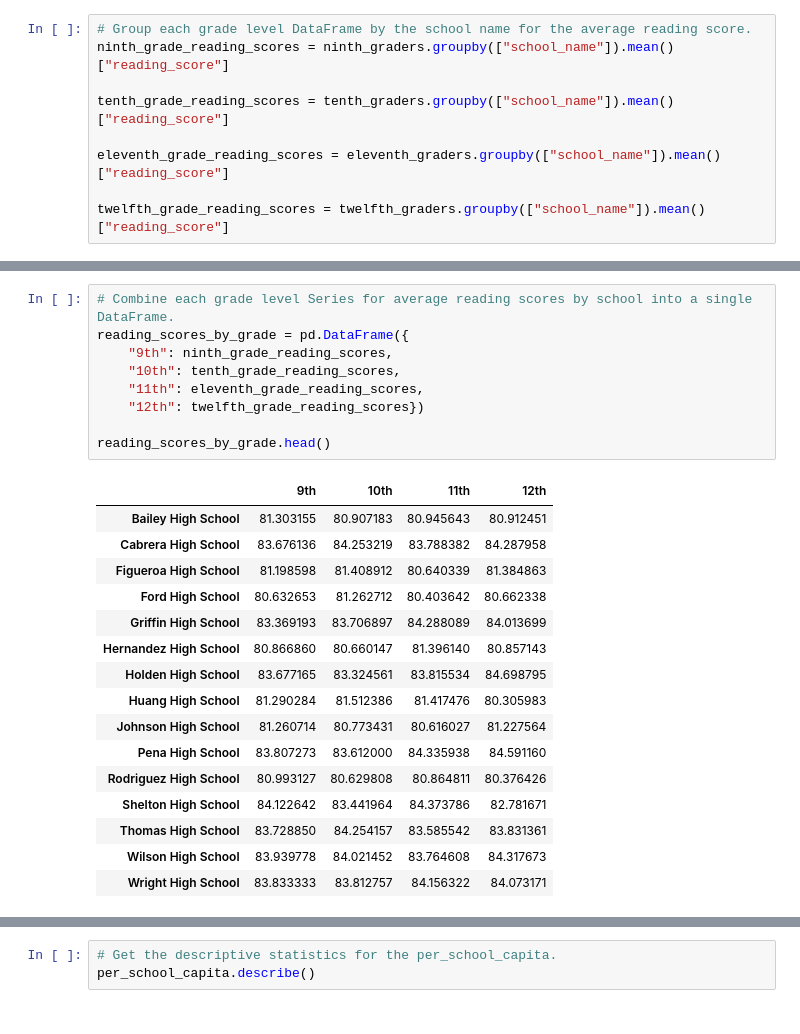
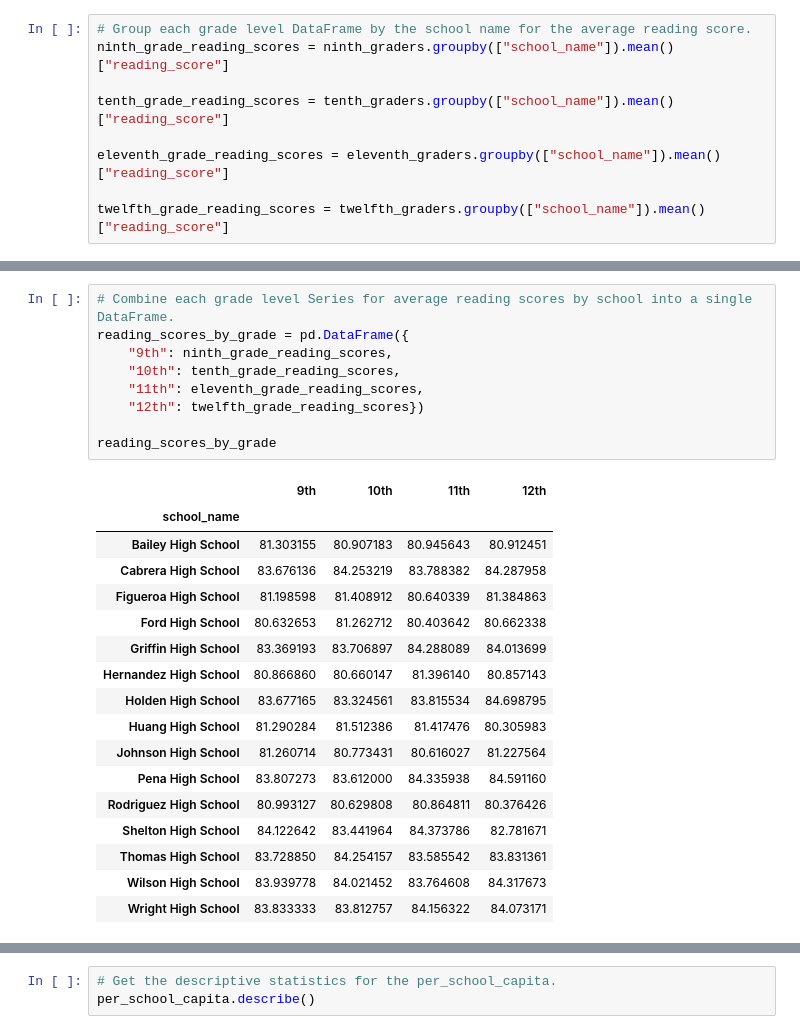
Before and after one commit to tonywang3571/School_District_Analysis, a Jupyter notebook: PyCitySchools.ipynb, the cells around one changed output, grey strips where cells are left out. Drawn from its saved outputs; the diff is of its cells as text.

```diff
--- a/PyCitySchools.ipynb
+++ b/PyCitySchools.ipynb
@@ -934,14 +934,15 @@ math_scores_by_grade.head()
 # %%
 # Combine each grade level Series for average reading scores by school into a single DataFrame.
 reading_scores_by_grade = pd.DataFrame({
     "9th": ninth_grade_reading_scores,
     "10th": tenth_grade_reading_scores,
     "11th": eleventh_grade_reading_scores,
     "12th": twelfth_grade_reading_scores})
 
-reading_scores_by_grade.head()
+reading_scores_by_grade
 # %% [output]
 |  | 9th | 10th | 11th | 12th |
+| school_name |  |  |  |  |
 | Bailey High School | 81.303155 | 80.907183 | 80.945643 | 80.912451 |
 | Cabrera High School | 83.676136 | 84.253219 | 83.788382 | 84.287958 |
 | Figueroa High School | 81.198598 | 81.408912 | 80.640339 | 81.384863 |
```
Also changed, not shown: parts of 4 cells of this notebook, 11 other files.
